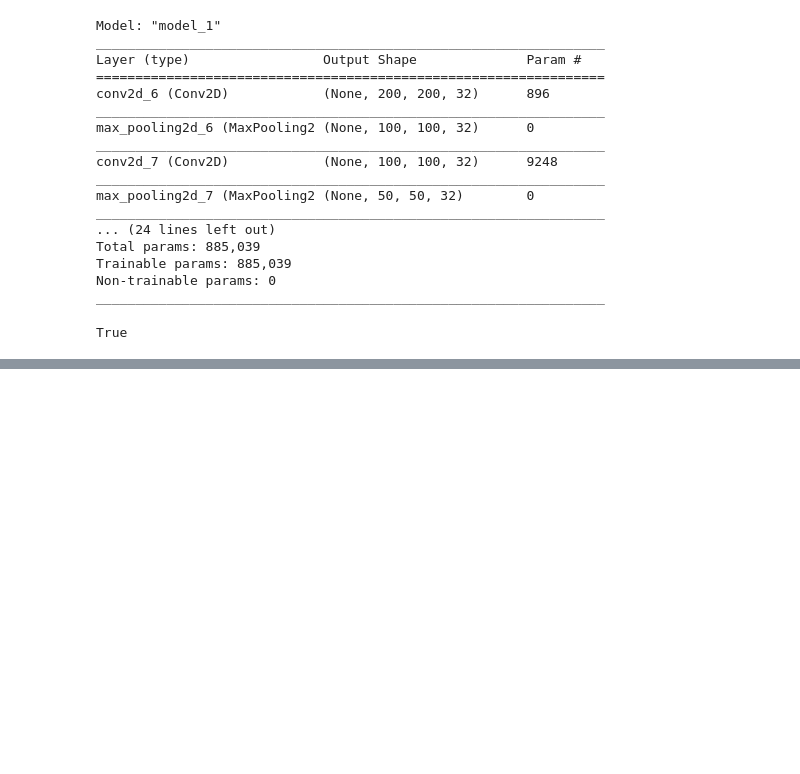
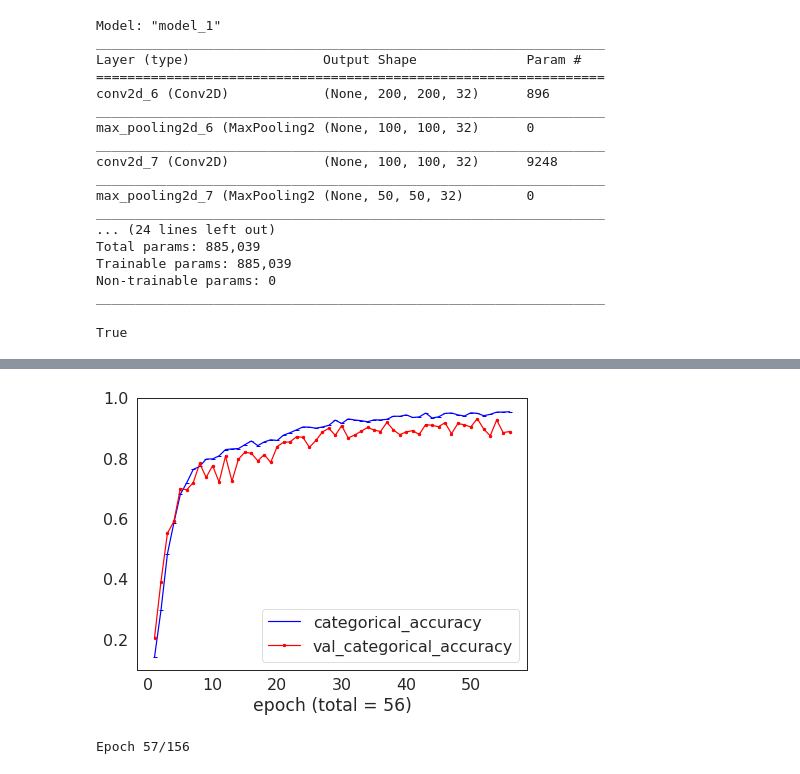
Before and after one commit to valmadrid/Image-Classification, a Jupyter notebook: fruit_image_classification.ipynb, the cells around one changed output, grey strips where cells are left out. Cells and saved outputs as stored; diff of their text form; code cells hidden in the pictures; blank space fills up the shorter version.

Commit message:
continue training model_1

```diff
--- a/fruit_image_classification.ipynb
+++ b/fruit_image_classification.ipynb
@@ -387,0 +416,21 @@ Epoch 9/100
+# %%
+plot_histories(histories, ['categorical_accuracy', 'val_categorical_accuracy'])
+# %% [output]
+[figure, added]
+# %%
+histories.append(
+    model.fit(
+        train_generator,
+        epochs=100 + 56,
+        verbose=2,
+        callbacks=[model_checkpoint, early_stopping],
+        validation_data=validation_generator,
+        shuffle=True,
+        initial_epoch=56,
+        # steps_per_epoch=None,
+        # validation_steps=None,
+        validation_freq=1,
+        )
+    )
+# %% [output]
+Epoch 57/156
```
Also changed, not shown: parts of 5 cells of this notebook.
